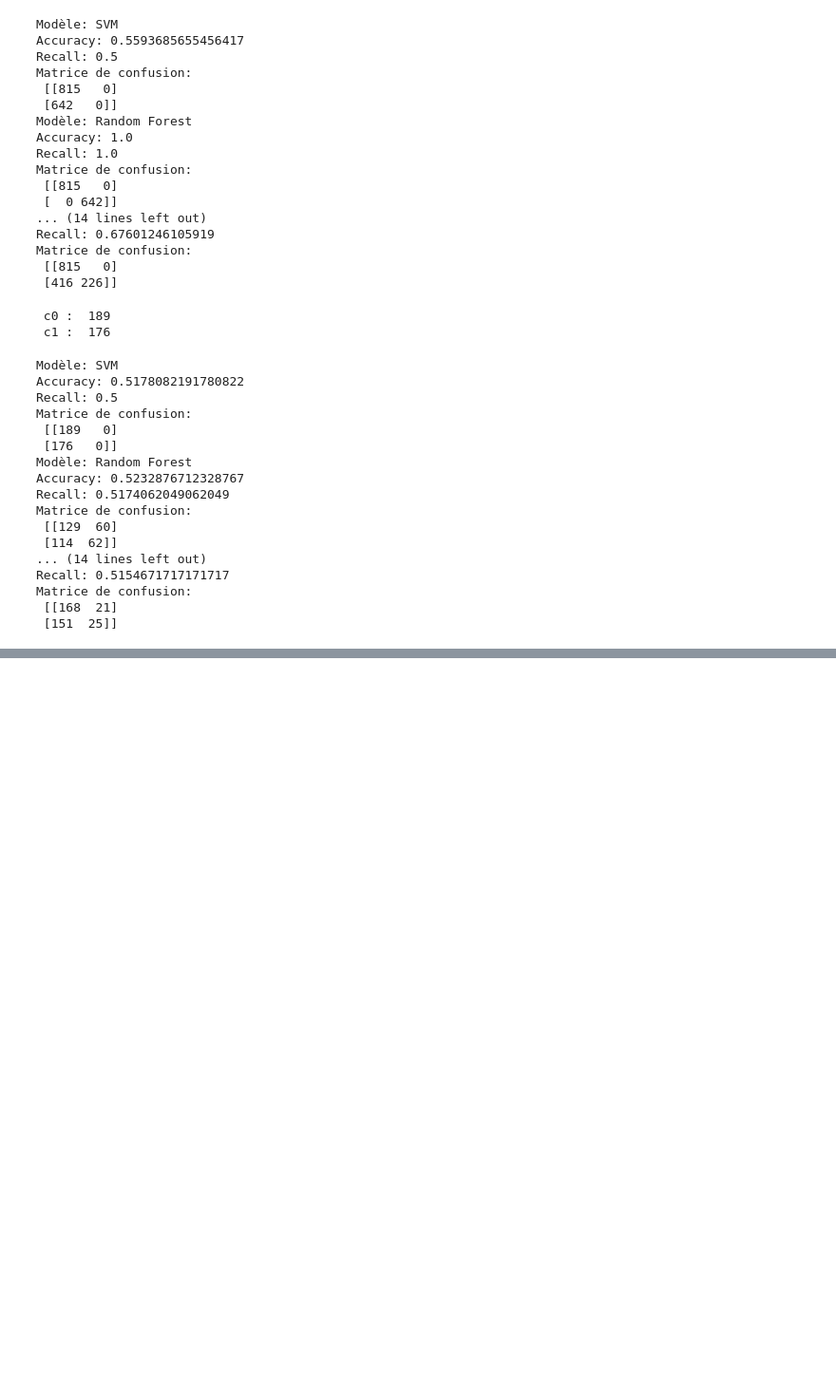
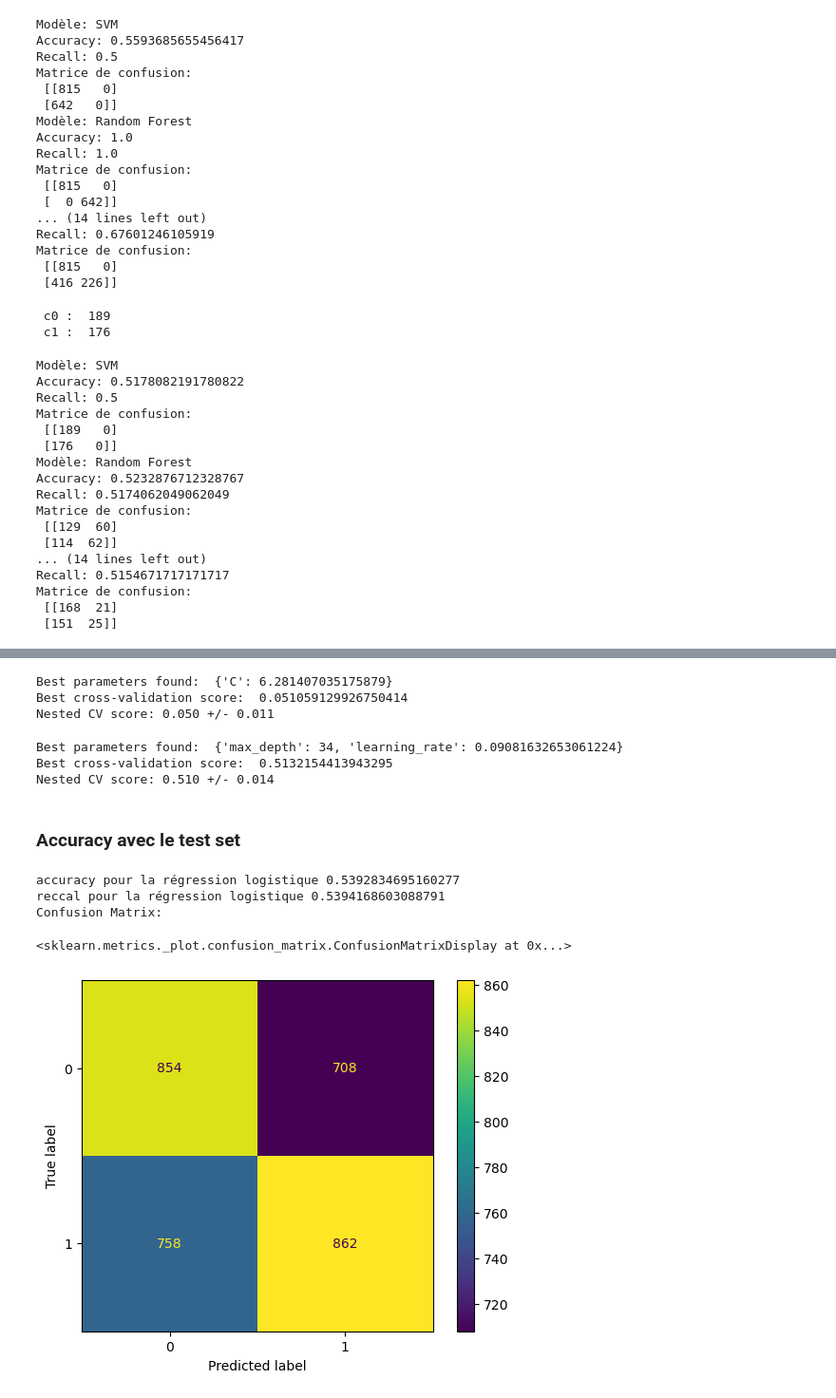
Before and after one commit to ororks/ML_challenge, a Jupyter notebook: ML_Project.ipynb, the cells around one changed output, grey strips where cells are left out. Shown at 95% size. Saved outputs shown, nothing was run; the diff lists cells and outputs as text; code cells hidden in the pictures; blank space fills up the shorter version.

```diff
--- a/ML_Project.ipynb
+++ b/ML_Project.ipynb
@@ -304,0 +422,25 @@ plt.plot([0, 1], [0, 1], color='navy')
+# %%
+# Fonction pour réaliser une nested Cross-validation pour les différents modèles
+def nested_cv(model, param_grid, X, y, n_iter=50, scoring='mcc', n_splits=5, random_state=1):
+    scorer = make_scorer(matthews_corrcoef) if scoring == 'mcc' else make_scorer(scoring)
+
+    inner_cv = StratifiedKFold(n_splits=n_splits, shuffle=True, random_state=random_state)
+    outer_cv = StratifiedKFold(n_splits=n_splits, shuffle=True, random_state=random_state)
+
+    rs = RandomizedSearchCV(estimator=model,
+                            param_distributions=param_grid,
+                            scoring=scorer,
+                            refit=True,
+                            n_iter=n_iter,
+                            cv=inner_cv,
+                            random_state=random_state,
+                            n_jobs=-1)
+
+    rs.fit(X, y)
+    print("Best parameters found: ", rs.best_params_)
+    print("Best cross-validation score: ", rs.best_score_)
+
+    nested_scores = cross_val_score(rs, X, y, scoring=scorer, cv=outer_cv, n_jobs=-1)
+    print(f'Nested CV score: {np.mean(nested_scores):.3f} '
+          f'+/- {np.std(nested_scores):.3f}')
+    return rs, nested_scores
@@ -304,0 +449,9 @@ plt.plot([0, 1], [0, 1], color='navy')
+# %%
+# Logistic Regression
+log_reg = LogisticRegression(penalty='l2', random_state=1, solver='lbfgs')
+log_reg_param_grid = {'C': np.linspace(0, 50, 200)}
+best_log_reg, best_lr_scores = nested_cv(log_reg, log_reg_param_grid, X_train2_scaled, y_train2, n_iter=200)
+# %% [output]
+Best parameters found:  {'C': 6.281407035175879}
+Best cross-validation score:  0.051059129926750414
+Nested CV score: 0.050 +/- 0.011
@@ -304,0 +469,26 @@ plt.plot([0, 1], [0, 1], color='navy')
+# %%
+# XGBoost
+xgb_clf = XGBClassifier(n_estimators=500, random_state=42, use_label_encoder=False, eval_metric='logloss')
+xgb_param_grid = {'max_depth': np.linspace(2, 50, 100, dtype=int), 'learning_rate': np.linspace(0.01, 1, 50)}
+best_xgb, best_xgb_scores = nested_cv(xgb_clf, xgb_param_grid, X_train2_scaled, y_train2, n_iter=100, random_state=42)
+# %% [output]
+Best parameters found:  {'max_depth': 34, 'learning_rate': 0.09081632653061224}
+Best cross-validation score:  0.5132154413943295
+Nested CV score: 0.510 +/- 0.014
+# %% [markdown]
+### Accuracy avec le test set
+# %%
+# Prediction pour le modèle entrainé de la régression logistique
+y_test_pred = best_log_reg.predict(X_test2_scaled)
+print(f'accuracy pour la régression logistique {accuracy_score(y_test2, y_test_pred)}')
+print(f'reccal pour la régression logistique {recall_score(y_test2, y_test_pred, average="macro")}')
+print("Confusion Matrix:")
+cm = confusion_matrix(y_test2, y_test_pred)
+ConfusionMatrixDisplay(confusion_matrix=cm,
+                       display_labels=best_log_reg.classes_).plot()
+# %% [output]
+accuracy pour la régression logistique 0.5392834695160277
+reccal pour la régression logistique 0.5394168603088791
+Confusion Matrix:
+<sklearn.metrics._plot.confusion_matrix.ConfusionMatrixDisplay at 0x...>
+[figure, added]
```
Also changed, not shown: parts of 26 cells of this notebook.
